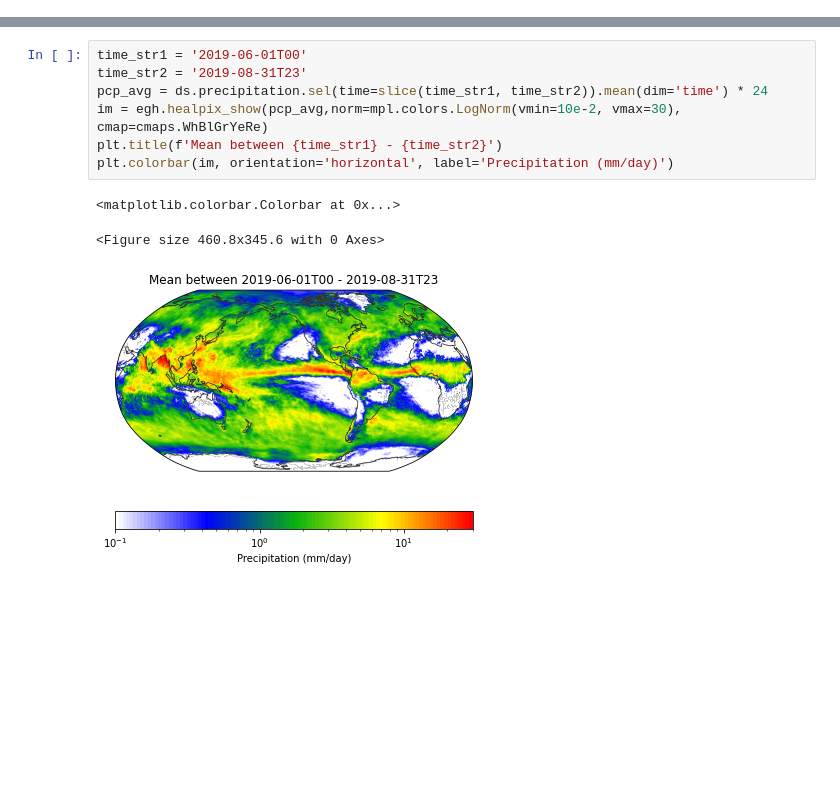
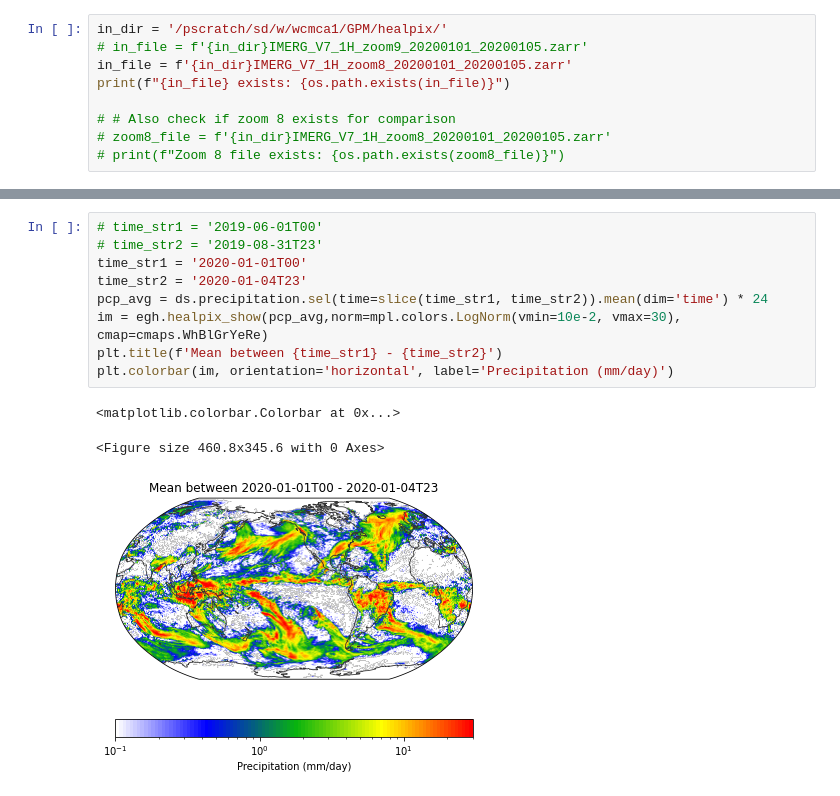
Before and after one commit to WACCEM/healpix-remapping, a Jupyter notebook: notebooks/test_read_imerg_healpix.ipynb, the cells around one changed output, grey strips where cells are left out. Cells and saved outputs as stored; diff of their text form; blank space fills up the shorter version.

```diff
--- a/notebooks/test_read_imerg_healpix.ipynb
+++ b/notebooks/test_read_imerg_healpix.ipynb
@@ -16,0 +14,9 @@ in_file = f'{in_dir}IMERG_V07_1H_zoom9_20190101_20191231.zarr'
+# %%
+in_dir = '/pscratch/sd/w/wcmca1/GPM/healpix/'
+# in_file = f'{in_dir}IMERG_V7_1H_zoom9_20200101_20200105.zarr'
+in_file = f'{in_dir}IMERG_V7_1H_zoom8_20200101_20200105.zarr'
+print(f"{in_file} exists: {os.path.exists(in_file)}")
+
+# # Also check if zoom 8 exists for comparison
+# zoom8_file = f'{in_dir}IMERG_V7_1H_zoom8_20200101_20200105.zarr'
+# print(f"Zoom 8 file exists: {os.path.exists(zoom8_file)}")
@@ -84,14 +101,16 @@ plt.colorbar(im, orientation='horizontal', label='Precipitation (mm/h)')
 # %%
-time_str1 = '2019-06-01T00'
-time_str2 = '2019-08-31T23'
+# time_str1 = '2019-06-01T00'
+# time_str2 = '2019-08-31T23'
+time_str1 = '2020-01-01T00'
+time_str2 = '2020-01-04T23'
 pcp_avg = ds.precipitation.sel(time=slice(time_str1, time_str2)).mean(dim='time') * 24
 im = egh.healpix_show(pcp_avg,norm=mpl.colors.LogNorm(vmin=10e-2, vmax=30), cmap=cmaps.WhBlGrYeRe)
 plt.title(f'Mean between {time_str1} - {time_str2}')
 plt.colorbar(im, orientation='horizontal', label='Precipitation (mm/day)')
 # %% [output]
 <matplotlib.colorbar.Colorbar at 0x...>
 <Figure size 460.8x345.6 with 0 Axes>
-[figure, old version]
+[figure, new version]
 # %%
 pcp_avg = ds.precipitation.mean(dim='time') * 24
 im = egh.healpix_show(pcp_avg,norm=mpl.colors.Normalize(vmin=0, vmax=15), cmap=cmaps.WhBlGrYeRe)
```
Also changed, not shown: parts of 8 cells of this notebook, 1 other file.
